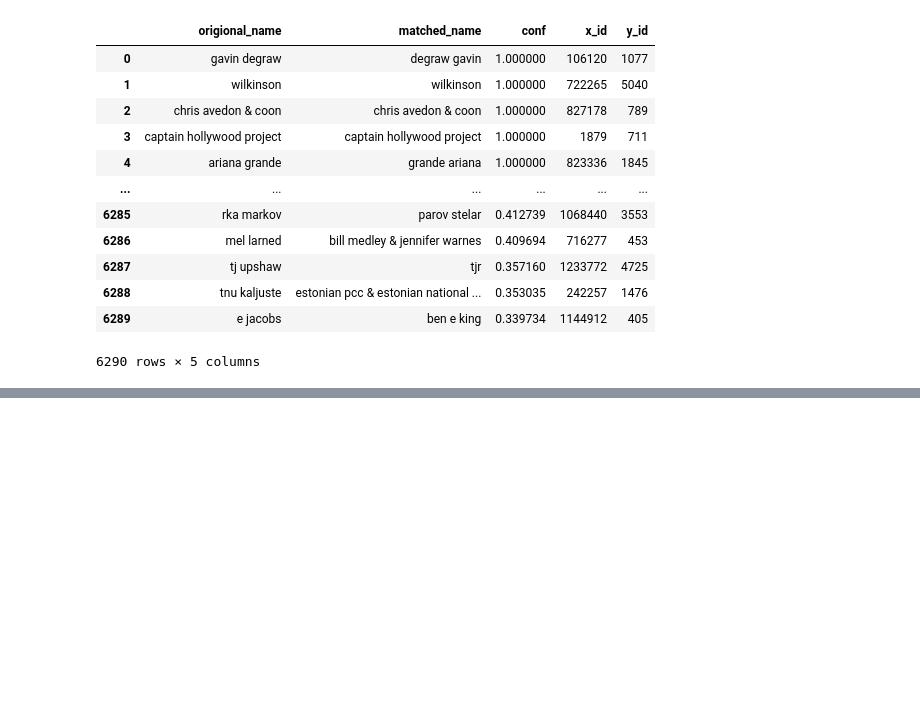
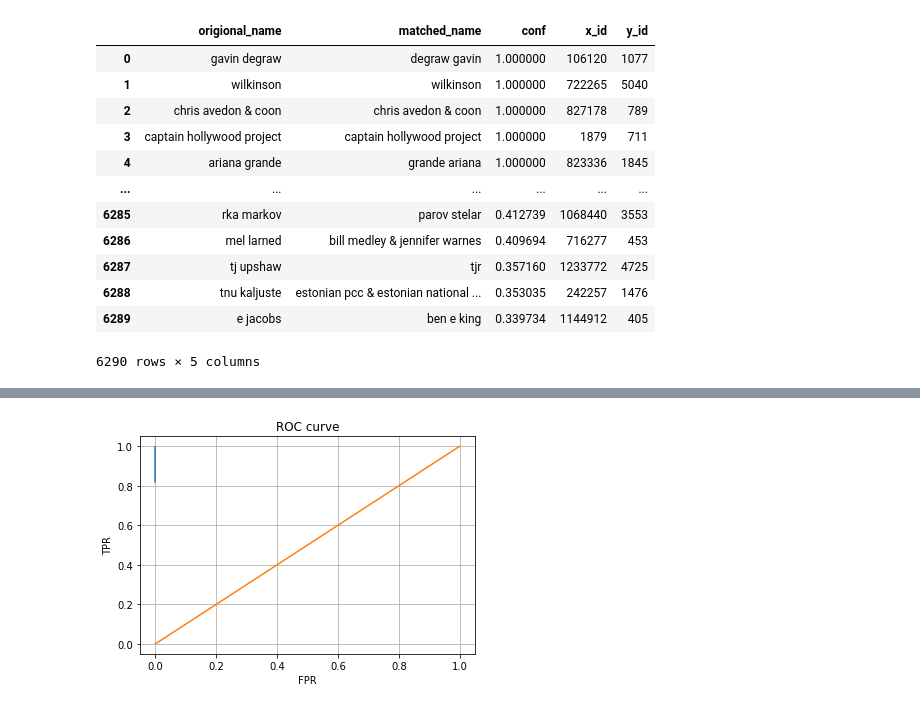
Before and after one commit to GuillaumePv/Fuzzymatch, a Jupyter notebook: fuzzymatch_ngram.ipynb, the cells around one changed output, grey strips where cells are left out. Drawn from its saved outputs; the diff is of its cells as text; code cells hidden in the pictures; blank space fills up the shorter version.

Commit message:
test roc curve

```diff
--- a/fuzzymatch_ngram.ipynb
+++ b/fuzzymatch_ngram.ipynb
@@ -193,0 +244,13 @@ Accuracy score: 70.94%
+# %%
+import matplotlib.pyplot as plt
+
+line = np.arange(0,1.1,0.1)
+plt.plot(list_fpr,list_tpr)
+plt.plot(line,line)
+plt.grid(True)
+plt.title('ROC curve')
+plt.xlabel('FPR')
+plt.ylabel('TPR')
+plt.show()
+# %% [output]
+[figure, added]
```
Also changed, not shown: parts of 3 cells of this notebook, 1 other file.
